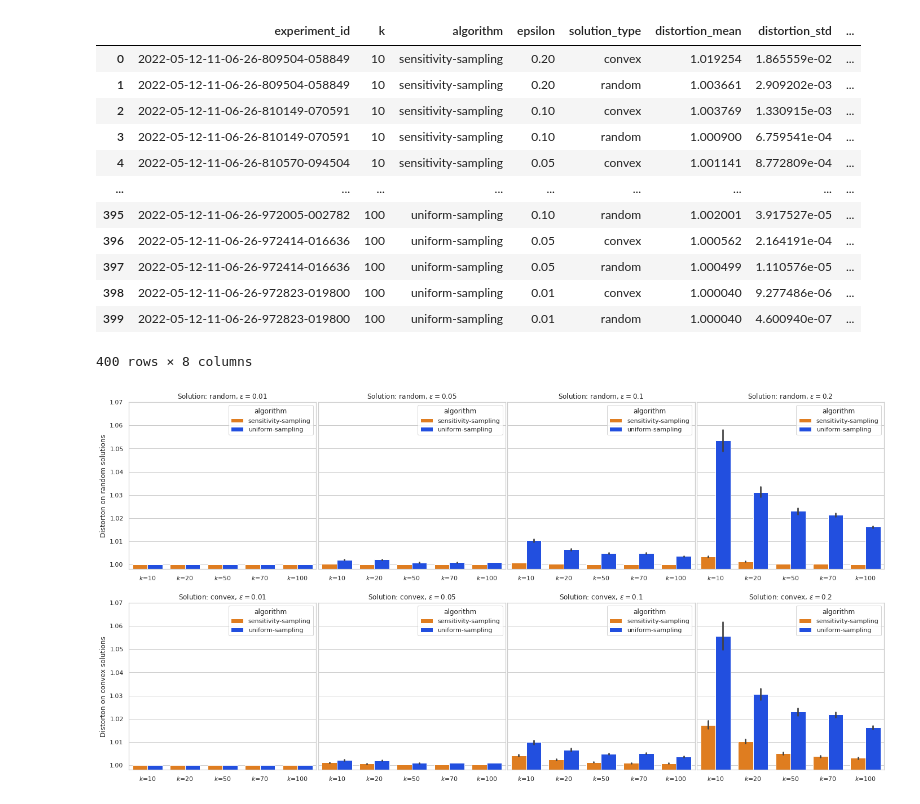
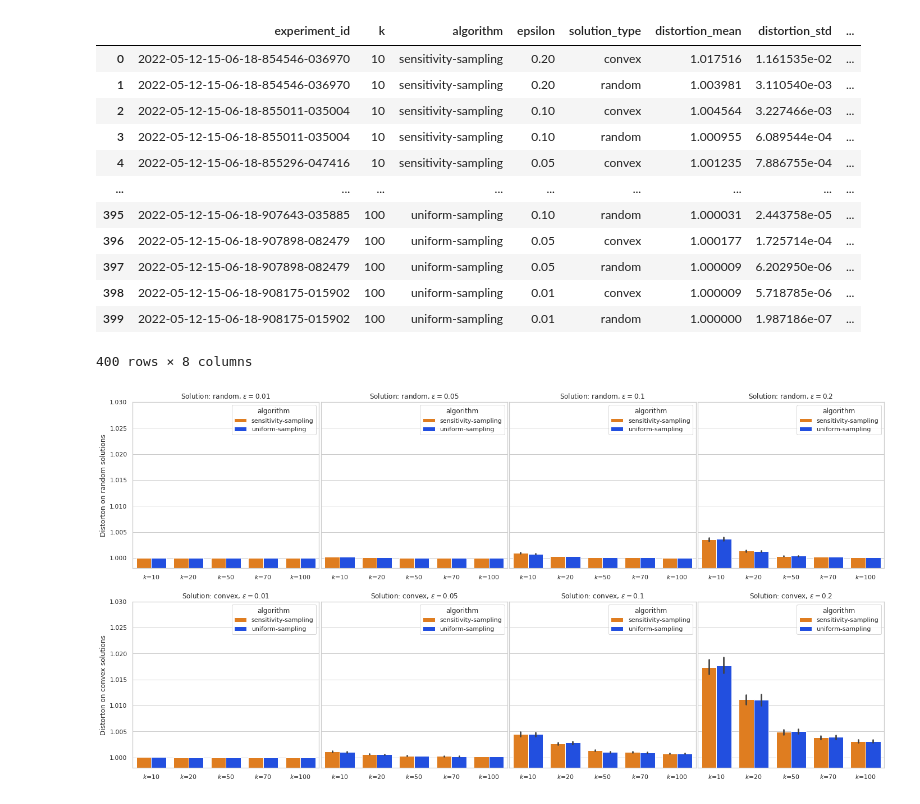
Before and after one commit to sheikhomar/yace, a Jupyter notebook: notebooks/04-preliminary-results-take-1.ipynb, the cells around one changed output. Cells and saved outputs as stored; diff of their text form; code cells hidden in the pictures.

Commit message:
Update results.
Previous results were wrong.

```diff
--- a/notebooks/04-preliminary-results-take-1.ipynb
+++ b/notebooks/04-preliminary-results-take-1.ipynb
@@ -70,7 +70,8 @@ def get_raw_results(file_paths):
         duration_secs = int((job_info.completed_at - job_info.started_at).total_seconds())
         if not (working_dir/"distortions-random-solutions.feather").exists():
             continue
-
+        if not (working_dir/"distortions-convex-solutions.feather").exists():
+            continue
         df_perf_data = pd.concat([
             pd.read_feather(working_dir/"distortions-random-solutions.feather"),
             pd.read_feather(working_dir/"distortions-convex-solutions.feather")
@@ -92,7 +93,7 @@ def add_combined_mean_std(df: pd.DataFrame, attr: str):
         return f"{mean:0.4f} ({std:0.5f})"
     df[f"{attr}_mean_std"] = df.apply(lambda x: combiner(x), axis=1)
 # %%
-data_results_dir = Path("../data/experiments-skadi/simple/ss_us_01/")
+data_results_dir = Path("../data/experiments-odin/simple/ss_us_01/")
 # %%
 job_info_paths = list(data_results_dir.glob("**/job-info.json"))
 # %%
@@ -108,17 +109,17 @@ df_grouped = df_raw_results.groupby(grouping_cols).agg(**aggregation_spec).reset
 df_grouped
 # %% [output]
 |  | experiment_id | k | algorithm | epsilon | solution_type | distortion_mean | distortion_std | ... |
-| 0 | 2022-05-12-11-06-26-809504-058849 | 10 | sensitivity-sampling | 0.20 | convex | 1.019254 | 1.865559e-02 | ... |
-| 1 | 2022-05-12-11-06-26-809504-058849 | 10 | sensitivity-sampling | 0.20 | random | 1.003661 | 2.909202e-03 | ... |
-| 2 | 2022-05-12-11-06-26-810149-070591 | 10 | sensitivity-sampling | 0.10 | convex | 1.003769 | 1.330915e-03 | ... |
-| 3 | 2022-05-12-11-06-26-810149-070591 | 10 | sensitivity-sampling | 0.10 | random | 1.000900 | 6.759541e-04 | ... |
-| 4 | 2022-05-12-11-06-26-810570-094504 | 10 | sensitivity-sampling | 0.05 | convex | 1.001141 | 8.772809e-04 | ... |
+| 0 | 2022-05-12-15-06-18-854546-036970 | 10 | sensitivity-sampling | 0.20 | convex | 1.017516 | 1.161535e-02 | ... |
+| 1 | 2022-05-12-15-06-18-854546-036970 | 10 | sensitivity-sampling | 0.20 | random | 1.003981 | 3.110540e-03 | ... |
+| 2 | 2022-05-12-15-06-18-855011-035004 | 10 | sensitivity-sampling | 0.10 | convex | 1.004564 | 3.227466e-03 | ... |
+| 3 | 2022-05-12-15-06-18-855011-035004 | 10 | sensitivity-sampling | 0.10 | random | 1.000955 | 6.089544e-04 | ... |
+| 4 | 2022-05-12-15-06-18-855296-047416 | 10 | sensitivity-sampling | 0.05 | convex | 1.001235 | 7.886755e-04 | ... |
 | ... | ... | ... | ... | ... | ... | ... | ... | ... |
-| 395 | 2022-05-12-11-06-26-972005-002782 | 100 | uniform-sampling | 0.10 | random | 1.002001 | 3.917527e-05 | ... |
-| 396 | 2022-05-12-11-06-26-972414-016636 | 100 | uniform-sampling | 0.05 | convex | 1.000562 | 2.164191e-04 | ... |
-| 397 | 2022-05-12-11-06-26-972414-016636 | 100 | uniform-sampling | 0.05 | random | 1.000499 | 1.110576e-05 | ... |
-| 398 | 2022-05-12-11-06-26-972823-019800 | 100 | uniform-sampling | 0.01 | convex | 1.000040 | 9.277486e-06 | ... |
-| 399 | 2022-05-12-11-06-26-972823-019800 | 100 | uniform-sampling | 0.01 | random | 1.000040 | 4.600940e-07 | ... |
+| 395 | 2022-05-12-15-06-18-907643-035885 | 100 | uniform-sampling | 0.10 | random | 1.000031 | 2.443758e-05 | ... |
+| 396 | 2022-05-12-15-06-18-907898-082479 | 100 | uniform-sampling | 0.05 | convex | 1.000177 | 1.725714e-04 | ... |
+| 397 | 2022-05-12-15-06-18-907898-082479 | 100 | uniform-sampling | 0.05 | random | 1.000009 | 6.202950e-06 | ... |
+| 398 | 2022-05-12-15-06-18-908175-015902 | 100 | uniform-sampling | 0.01 | convex | 1.000009 | 5.718785e-06 | ... |
+| 399 | 2022-05-12-15-06-18-908175-015902 | 100 | uniform-sampling | 0.01 | random | 1.000000 | 1.987186e-07 | ... |
 400 rows × 8 columns
 # %%
 colors = sns.color_palette("tab10")
@@ -130,27 +131,27 @@ df_grouped["k_formatted"] = "$k$=" + df_grouped["k"].astype(str)
 # %%
 solution_types = df_raw_results["solution_type"].unique()
 epsilons = np.sort(df_raw_results["epsilon"].unique())
 n_rows = len(solution_types)
 n_cols = len(epsilons)
 fig, axes = plt.subplots(nrows=n_rows, ncols=n_cols, sharey=True, figsize=(n_rows*12, n_cols*3))
 
 for i, solution_type in enumerate(solution_types):
     for j, epsilon in enumerate(epsilons):
         ax = axes[i,j]
         f1 = df_raw_results["solution_type"] == solution_type
         f2 = df_raw_results["epsilon"] == epsilon
         df_filtered = df_raw_results[f1&f2].copy()
         df_filtered.sort_values(by=["k", "algorithm"], inplace=True)
         sns.barplot(data=df_filtered, x="k_formatted", y="distortion", hue="algorithm", ax=ax, palette=algorithm_colors)
-        ax.set_ylim(bottom=0.998, top=1.07)
+        ax.set_ylim(bottom=0.998, top=1.03)
         ax.set_title(f"Solution: {solution_type}, $\\epsilon=${epsilon}")
         ax.set_ylabel(f"Distorton on {solution_type} solutions")
         ax.set_xlabel("")
         if j > 0:
             ax.set_ylabel("")
         if i == 0:
             ax.set_xlabel("")
 fig.subplots_adjust(wspace=0.01)
-fig.savefig("simple-instance-distortions-v1.pdf", )
+fig.savefig("simple-instance-distortions-v2.pdf", )
 # %% [output]
-[figure, old version]
+[figure, new version]
```
